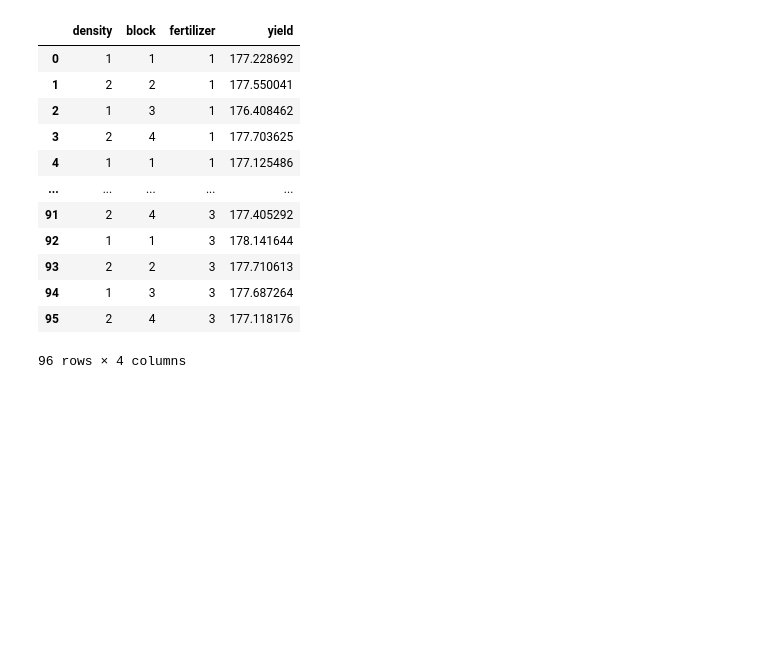
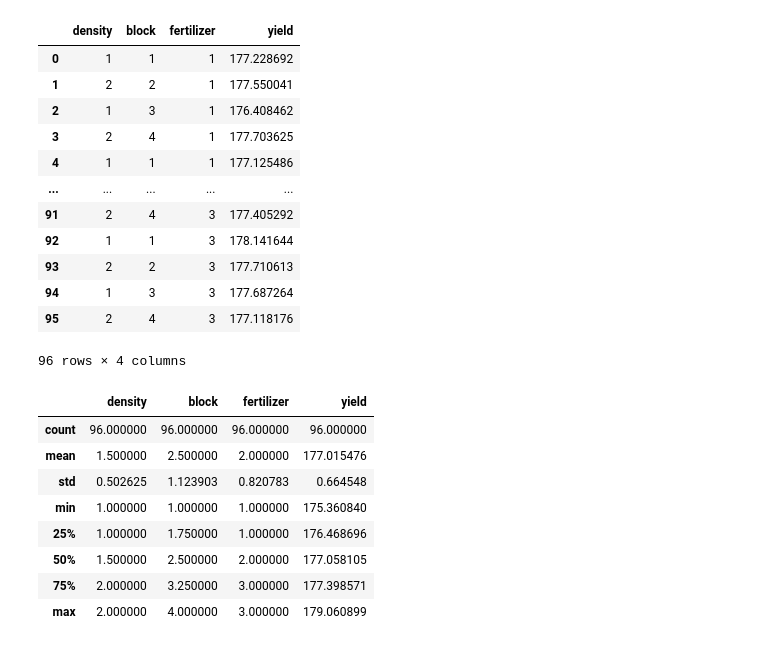
Before and after one commit to Faizali100/jupyter_gcp_demo, a Jupyter notebook: demo.ipynb, the cells around one changed output. Drawn from its saved outputs; the diff is of its cells as text; code cells hidden in the pictures; blank space fills up the shorter version.

```diff
--- a/demo.ipynb
+++ b/demo.ipynb
@@ -73,3 +73,15 @@ dfd
 | 94 | 1 | 3 | 3 | 177.687264 |
 | 95 | 2 | 4 | 3 | 177.118176 |
 96 rows × 4 columns
+# %%
+dfd.describe()
+# %% [output]
+|  | density | block | fertilizer | yield |
+| count | 96.000000 | 96.000000 | 96.000000 | 96.000000 |
+| mean | 1.500000 | 2.500000 | 2.000000 | 177.015476 |
+| std | 0.502625 | 1.123903 | 0.820783 | 0.664548 |
+| min | 1.000000 | 1.000000 | 1.000000 | 175.360840 |
+| 25% | 1.000000 | 1.750000 | 1.000000 | 176.468696 |
+| 50% | 1.500000 | 2.500000 | 2.000000 | 177.058105 |
+| 75% | 2.000000 | 3.250000 | 3.000000 | 177.398571 |
+| max | 2.000000 | 4.000000 | 3.000000 | 179.060899 |
```
Also changed, not shown: 1 other file.
